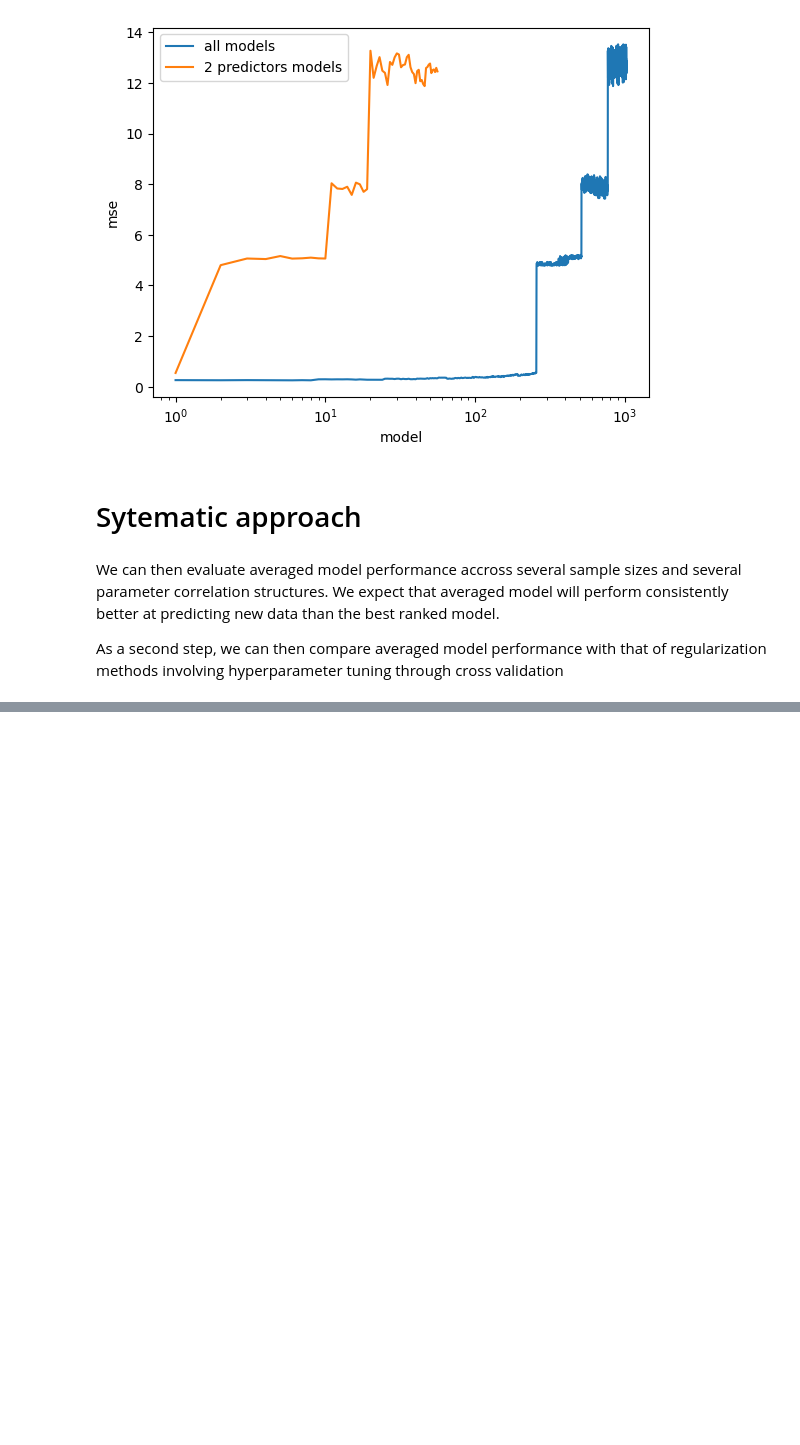
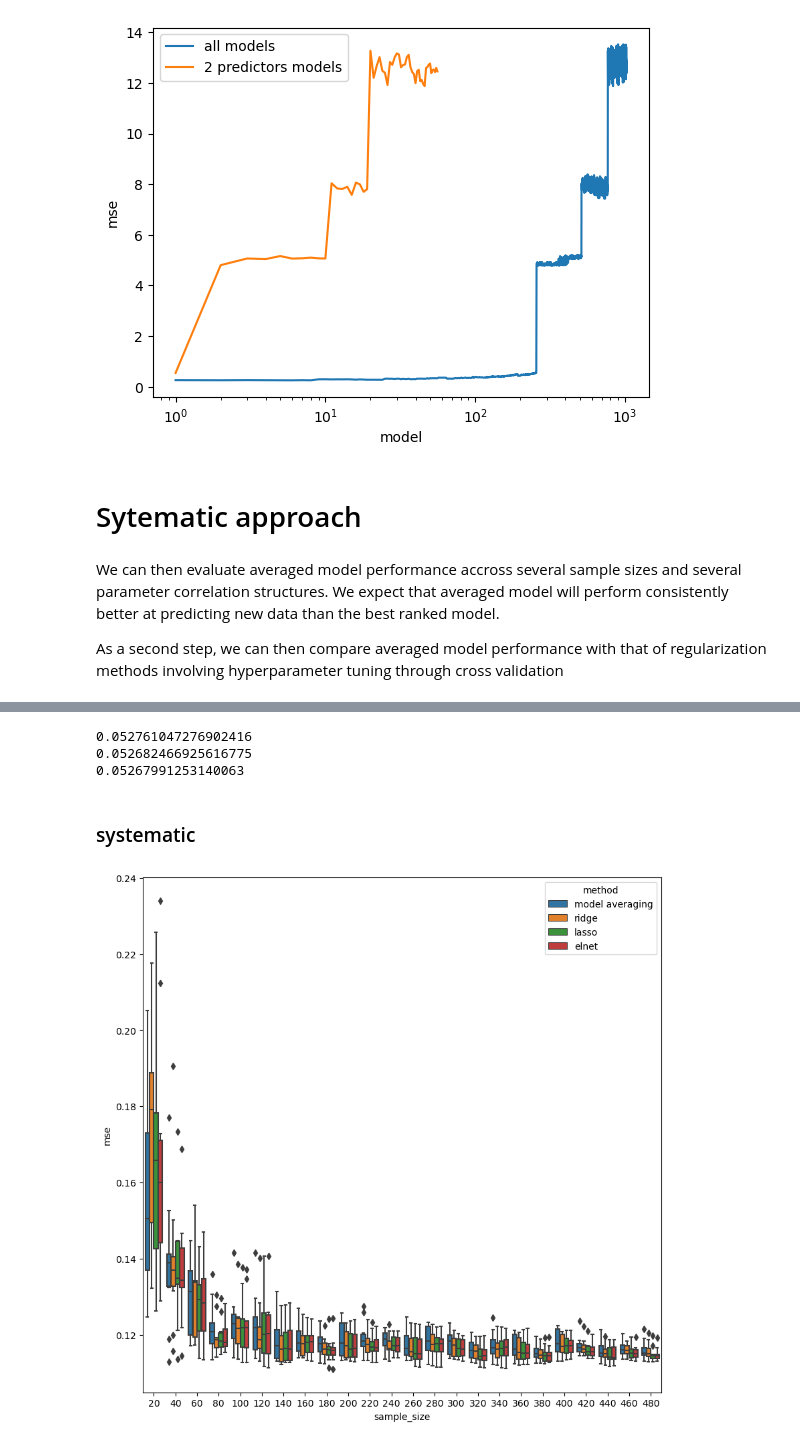
Before and after one commit to wanounouss/multi-model-regularization, a Jupyter notebook: model_selection.ipynb, the cells around one changed output, grey strips where cells are left out. Cells and saved outputs as stored; diff of their text form; code cells hidden in the pictures; blank space fills up the shorter version.

```diff
--- a/model_selection.ipynb
+++ b/model_selection.ipynb
@@ -218,0 +299,16 @@ As a second step, we can then compare averaged model performance with that of re
+# %%
+y_pred_ridge = ridge.predict(X_test)
+mse_ridge = mean_squared_error(y_test, y_pred_ridge)
+y_pred_lasso = lasso.predict(X_test)
+mse_lasso = mean_squared_error(y_test, y_pred_lasso)
+y_pred_elnet = elnet.predict(X_test)
+mse_elnet = mean_squared_error(y_test, y_pred_elnet)
+print(mse_ridge)
+print(mse_lasso)
+print(mse_elnet)
+# %% [output]
+0.052761047276902416
+0.052682466925616775
+0.05267991253140063
+# %% [markdown]
+### systematic
@@ -218,0 +327,47 @@ As a second step, we can then compare averaged model performance with that of re
+# %%
+mse_mmi = []
+mse_ridge = []
+mse_lasso = []
+mse_elnet = []
+for N in N_vec:
+    for i in range(iterations):
+        df = mmi.generate_multivariate_data(means = means, vars = vars, coefs = betas, sample_size=N)
+        X = df.drop(columns = 'y')
+        y = df['y']
+        X_test = new_data.drop(columns = 'y')
+        y_test = new_data['y']
+        # model averaging
+        models = mmi.multi_model_inf(df, response = 'y', variables = variables, combinations='all')
+        avg_estimates = mmi.model_averaging(models, variables)
+        y_pred = mmi.prediction(avg_estimates, new_data)
+        mse_mmi.append(mean_squared_error(new_data['y'], y_pred))
+        # regularization
+        ridge = RidgeCV(cv=5)
+        lasso = LassoCV(cv=5, random_state=0)
+        elnet = ElasticNetCV(cv=5, random_state=0)
+        ridge.fit(X, y)
+        lasso.fit(X, y)
+        elnet.fit(X, y)
+        y_pred_ridge = ridge.predict(X_test)
+        mse_ridge.append(mean_squared_error(y_test, y_pred_ridge))
+        y_pred_lasso = lasso.predict(X_test)
+        mse_lasso.append(mean_squared_error(y_test, y_pred_lasso))
+        y_pred_elnet = elnet.predict(X_test)
+        mse_elnet.append(mean_squared_error(y_test, y_pred_elnet))
+# %%
+results = pd.DataFrame({
+    'sample_size':np.hstack((np.repeat(N_vec, iterations),
+                            np.repeat(N_vec, iterations),
+                            np.repeat(N_vec, iterations),
+                            np.repeat(N_vec, iterations))),
+    'mse': np.hstack((mse_mmi, mse_ridge, mse_lasso, mse_elnet)),
+    'method':np.hstack((np.repeat('model averaging', iterations*len(N_vec)),
+                            np.repeat('ridge', iterations*len(N_vec)),
+                            np.repeat('lasso', iterations*len(N_vec)),
+                            np.repeat('elnet', iterations*len(N_vec)))),
+})
+# %%
+fig, ax = plt.subplots(figsize = (10, 10))
+sns.boxplot(x = 'sample_size', y = 'mse', data = results, hue = 'method', ax = ax);
+# %% [output]
+[figure, added]
```
Also changed, not shown: parts of 20 cells of this notebook, 1 other file.
